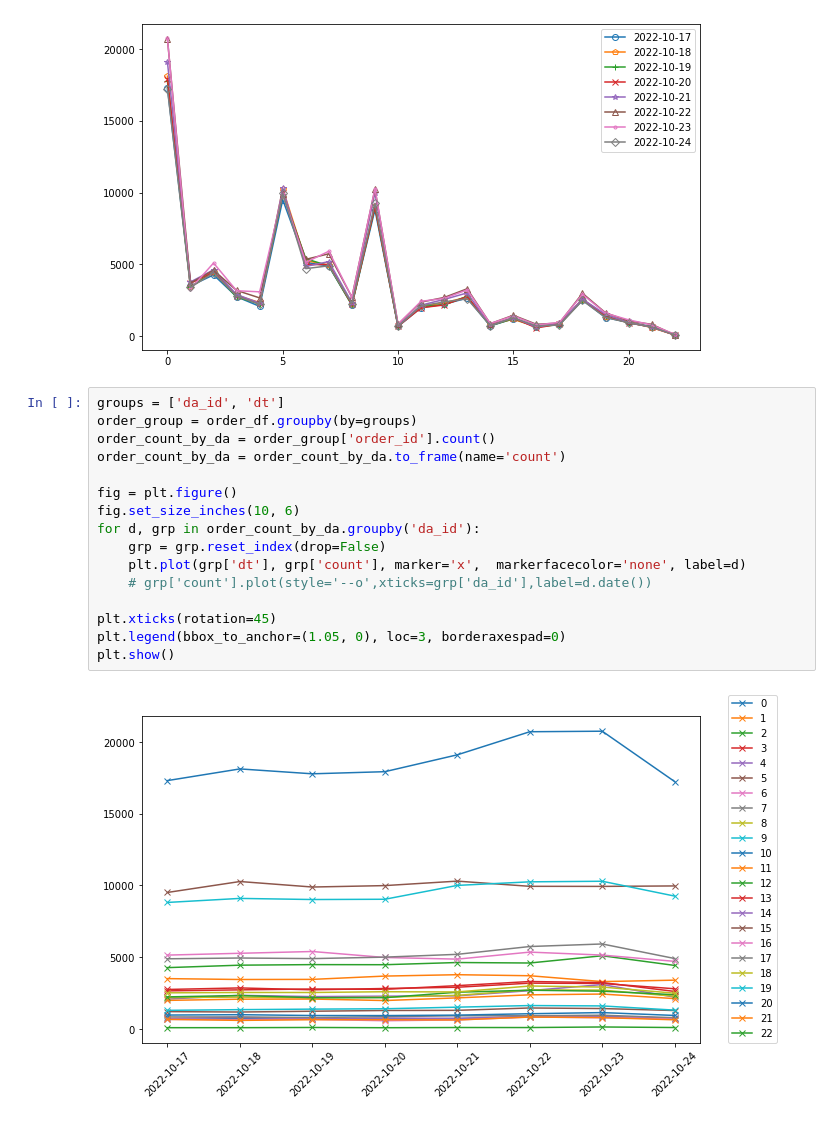
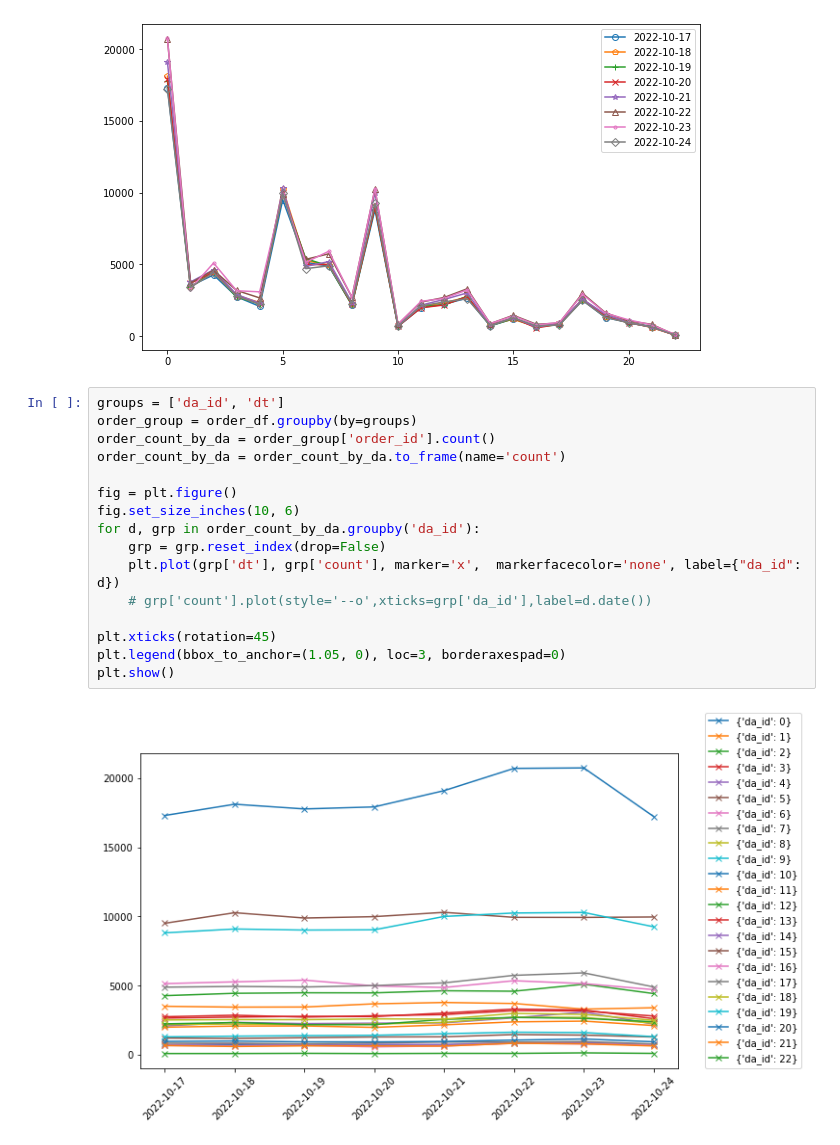
Before and after one commit to zdarktknight/tsl-mt-data-driven-challenge, a Jupyter notebook: data_exploration.ipynb, the cells around one changed output. Cells and saved outputs as stored; diff of their text form.

```diff
--- a/data_exploration.ipynb
+++ b/data_exploration.ipynb
@@ -31,21 +31,21 @@ plt.show()
 # %%
 groups = ['da_id', 'dt']
 order_group = order_df.groupby(by=groups)
 order_count_by_da = order_group['order_id'].count()
 order_count_by_da = order_count_by_da.to_frame(name='count')
 
 fig = plt.figure()
 fig.set_size_inches(10, 6)
 for d, grp in order_count_by_da.groupby('da_id'):
     grp = grp.reset_index(drop=False)
-    plt.plot(grp['dt'], grp['count'], marker='x',  markerfacecolor='none', label=d)
+    plt.plot(grp['dt'], grp['count'], marker='x',  markerfacecolor='none', label={"da_id": d})
     # grp['count'].plot(style='--o',xticks=grp['da_id'],label=d.date())
 
 plt.xticks(rotation=45)
 plt.legend(bbox_to_anchor=(1.05, 0), loc=3, borderaxespad=0)
 plt.show()
 # %% [output]
-[figure, old version]
+[figure, new version]
 # %%
 groups = ['da_id', 'dt', 'is_courier_grabbed']
 order_group = order_df.groupby(by=groups)
```
Also changed, not shown: parts of 2 cells of this notebook, 1 other file.
